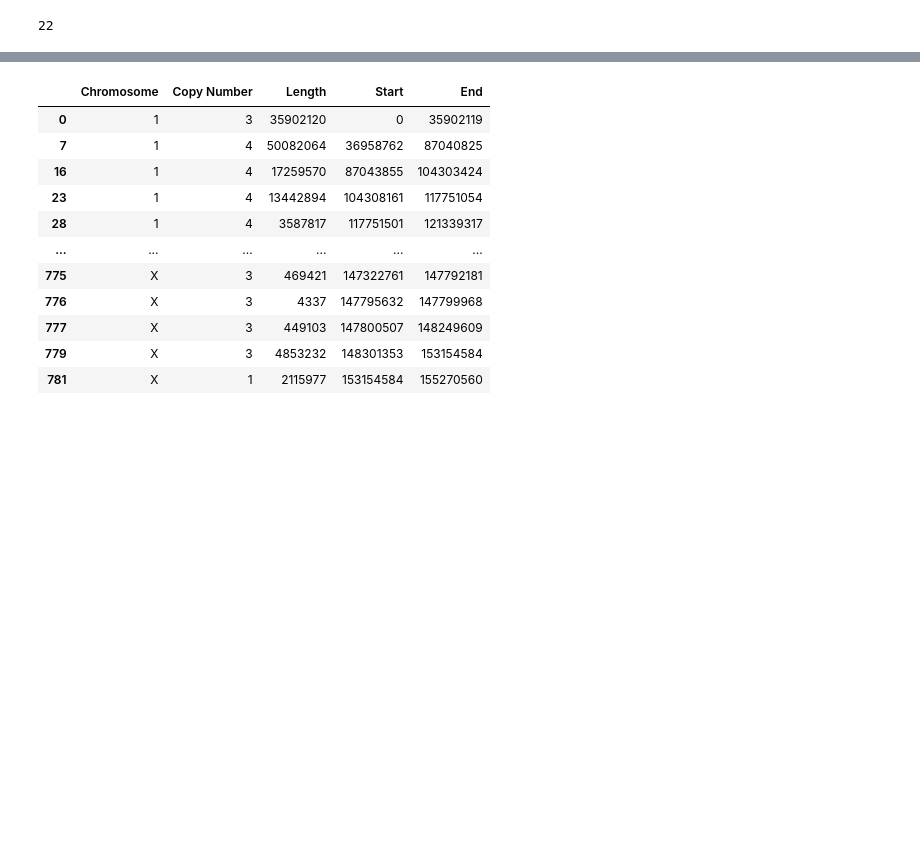
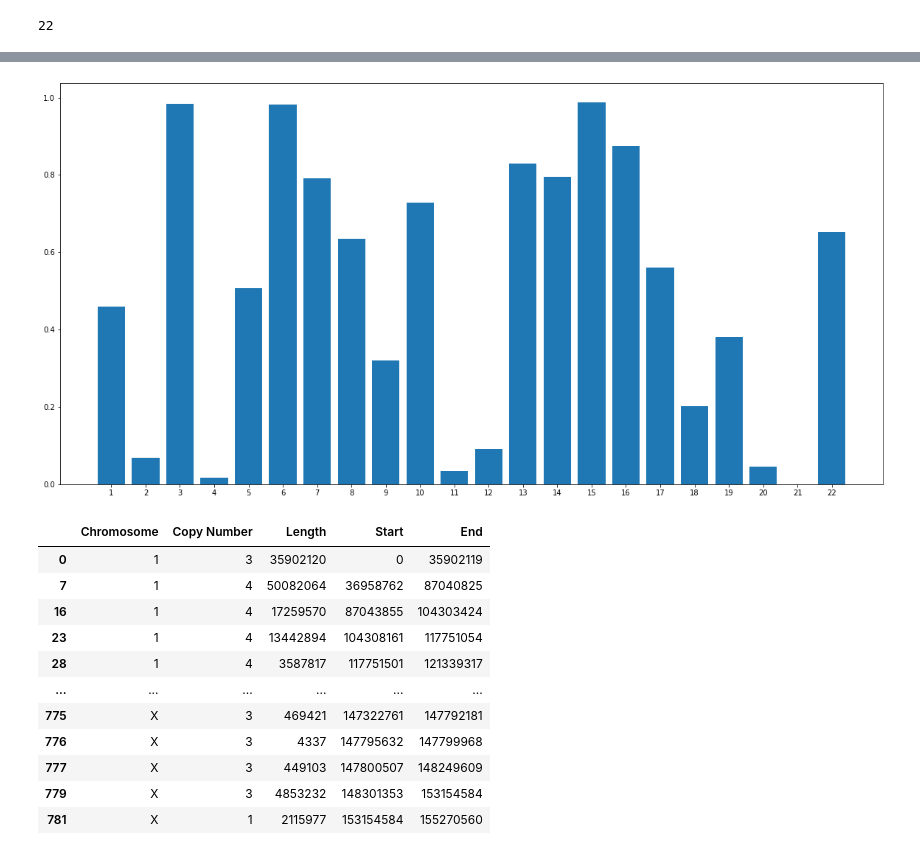
Before and after one commit to martinbudinsky3/BP-tumor-classifier, a Jupyter notebook: main.ipynb, the cells around one changed output, grey strips where cells are left out. Cells and saved outputs as stored; diff of their text form; code cells hidden in the pictures; blank space fills up the shorter version.

Commit message:
bins in two-dimensional list, function to flatten bins list, counting relative area against chromosome length, counting cnv rate (using bases, not bins)

```diff
--- a/main.ipynb
+++ b/main.ipynb
@@ -250,0 +280,13 @@ visualize_areas_bar(areas)
+# %%
+def count_relative_areas(areas, bins):
+    relative_areas = []
+    for idx, area in enumerate(areas):
+        chr_len = len(bins[idx])
+        relative_area = area / chr_len
+        relative_areas.append(relative_area)
+
+    return relative_areas
+# %%
+relative_areas = count_relative_areas(areas, bins)
+
+relative_areas
@@ -251,3 +311,7 @@ visualize_areas_bar(areas)
+# %%
+visualize_areas_bar(relative_areas)
+# %% [output]
+[figure, added]
 # %%
 data2 = pd.read_csv('datasets/CytoScan.Segmental.Reports/OS007_events.txt', sep='\t', comment='#')
 # %%
```
Also changed, not shown: parts of 26 cells of this notebook, 1 other file.
